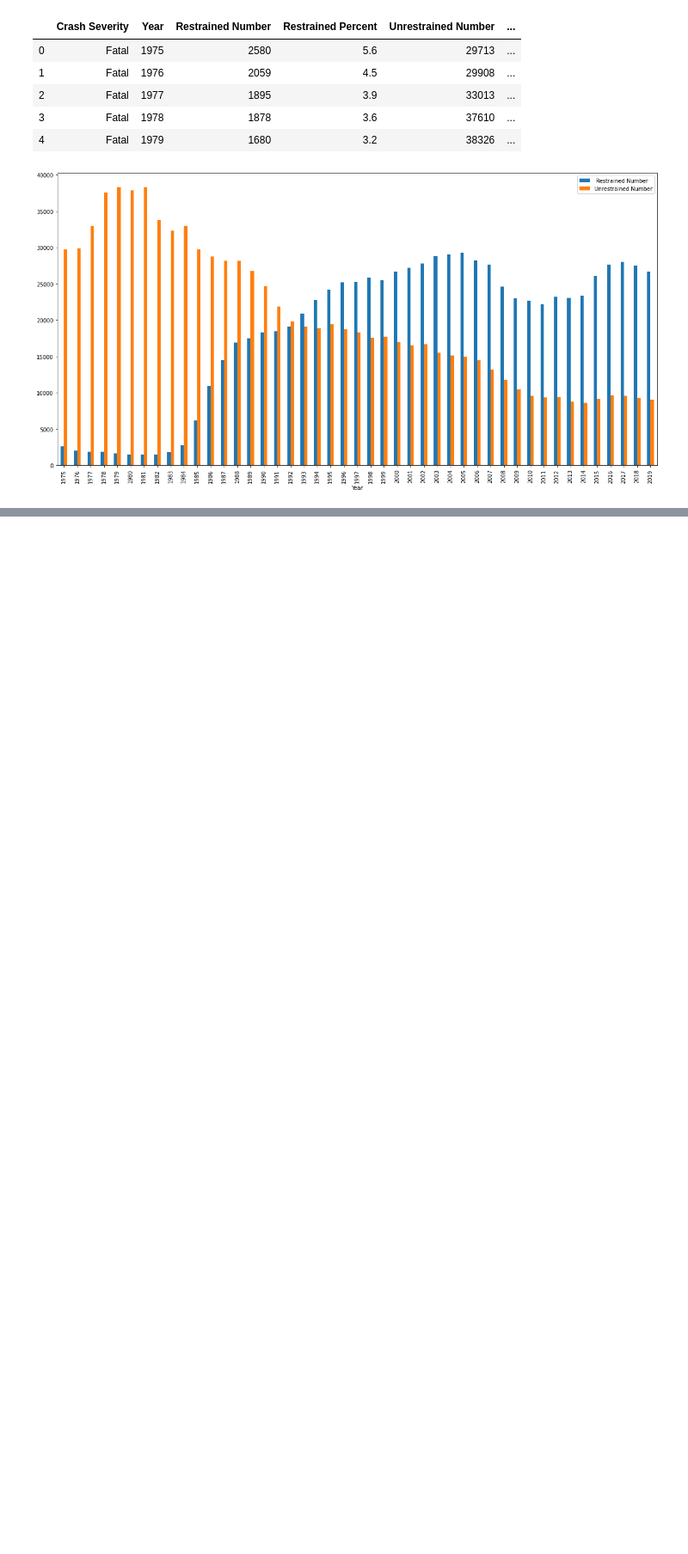
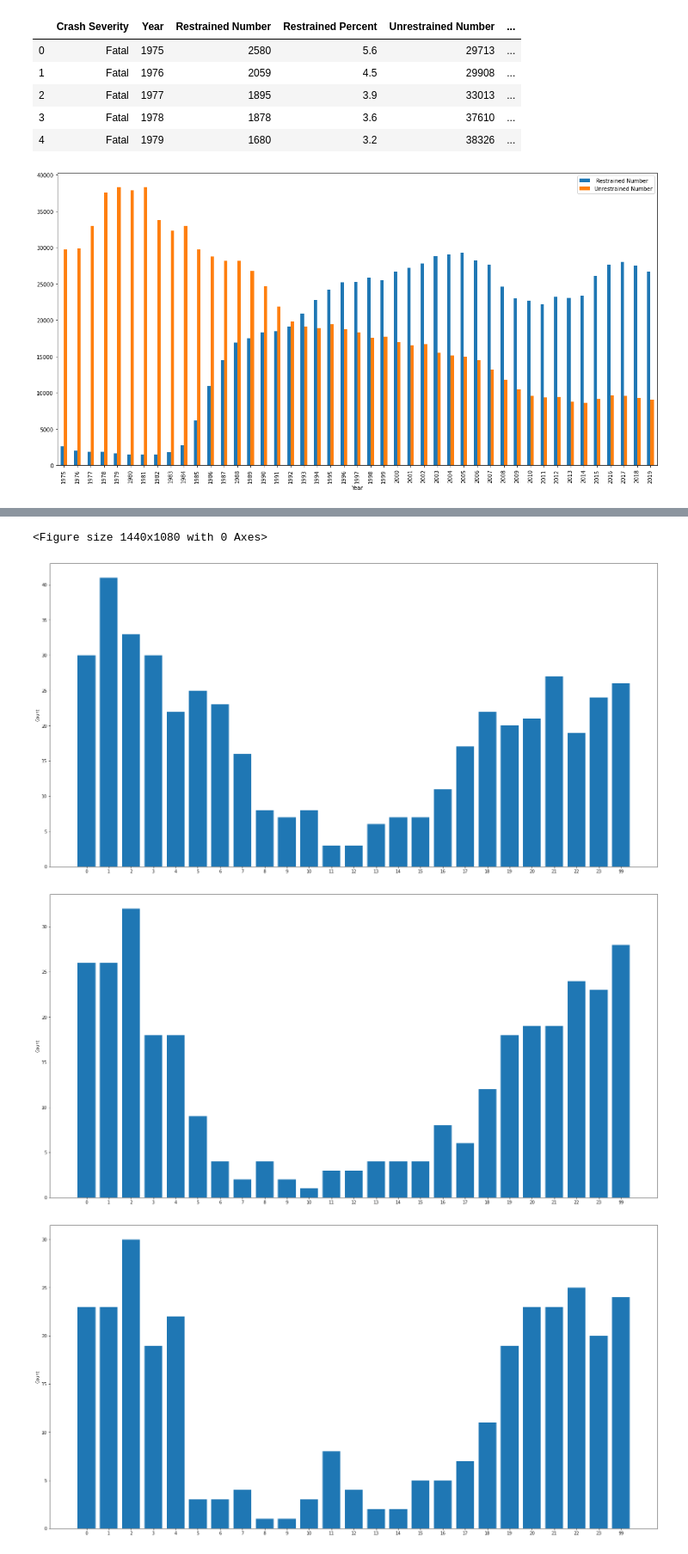
Before and after one commit to iSchool-597PR/2021Fall_finals, a Jupyter notebook: Visualization_NHTSA_Crash.ipynb, the cells around one changed output, grey strips where cells are left out. Shown: that part at 86% size. Saved outputs shown, nothing was run; the diff lists cells and outputs as text; code cells hidden in the pictures; blank space fills up the shorter version.

```diff
--- a/Visualization_NHTSA_Crash.ipynb
+++ b/Visualization_NHTSA_Crash.ipynb
@@ -315,0 +388,2 @@ plt.show()
+# %%
+year = int(input("Enter the year:\n"))
@@ -315,0 +393,34 @@ plt.show()
+# %%
+new = dataframes_dict[year]
+new = new[["ST_CASE", "DRINKING", "INJ_SEV", "HOUR", "DAY_WEEK"]]
+new.head()
+new_select_values = new[new["INJ_SEV"] == 4]
+new_select_values1 = new[(new["INJ_SEV"] == 4) & (new["DRINKING"] == 1)]
+# %%
+from operator import truediv
+week_name=['SUNDAY', 'MONDAY', 'TUESDAY', 'WEDNESDAY', 'THURSDAY', 'FRIDAY', 'SATURDAY']
+fig = plt.figure(figsize=(20,15))
+for i in range(1,8):
+    l3 = []
+    hours = [str(i)for i in range(0,24)]
+    hours.append('99')
+    x1 = new_select_values[new_select_values["DAY_WEEK"] == i]
+    x2 = x1.groupby("HOUR").count()
+    l1 = list(x2.DAY_WEEK)
+    x3 = new_select_values1[new_select_values1["DAY_WEEK"] == i]
+    x4 = x3.groupby("HOUR").count()
+    l2 = list(x4.DAY_WEEK)
+    for i in range(len(l1)):
+        l3.append(int(l2[i]/l1[i]*100))
+    fig = plt.figure()
+    ax = fig.add_axes([0,0,1,1])
+    ax.bar(hours,l3)
+    plt.ylabel('Hour')
+    plt.ylabel('Count')
+#     plt.title(week_name[i-1])
+    plt.show()
+# %% [output]
+<Figure size 1440x1080 with 0 Axes>
+[figure, added]
+[figure, added]
+[figure, added]
```
Also changed, not shown: parts of 22 cells of this notebook, 11 other files.
